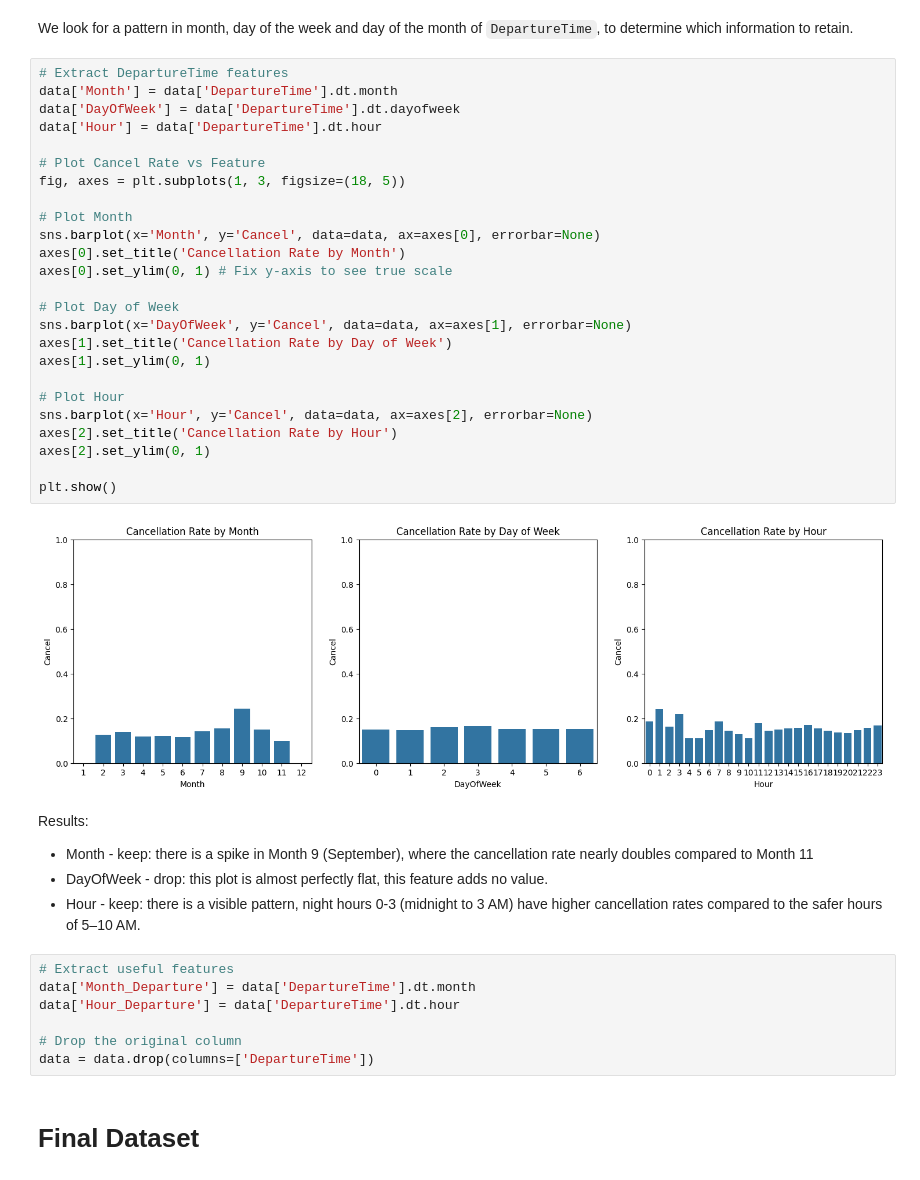
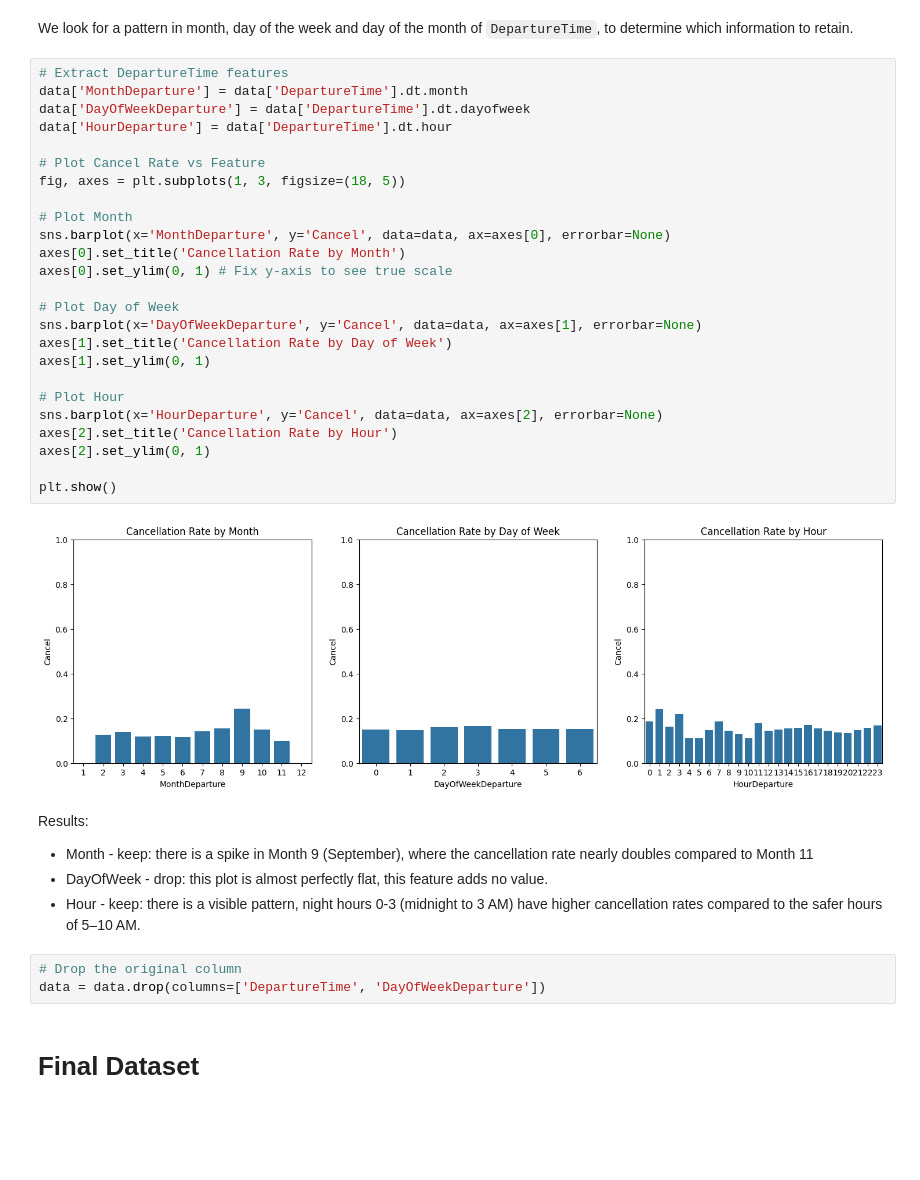
Before and after one commit to silviacalabretta/statistical-methods-project, a Jupyter notebook: notebooks/01_data_exploration.ipynb, the cells around one changed output. Drawn from its saved outputs; the diff is of its cells as text; blank space fills up the shorter version.

Commit message:
departure time feature extraction

```diff
--- a/notebooks/01_data_exploration.ipynb
+++ b/notebooks/01_data_exploration.ipynb
@@ -517,43 +517,39 @@ data = data.drop(columns=['NationalCode'])
 We look for a pattern in month, day of the week and day of the month of `DepartureTime`, to determine which information to retain.
 # %%
 # Extract DepartureTime features
-data['Month'] = data['DepartureTime'].dt.month
-data['DayOfWeek'] = data['DepartureTime'].dt.dayofweek
-data['Hour'] = data['DepartureTime'].dt.hour
+data['MonthDeparture'] = data['DepartureTime'].dt.month
+data['DayOfWeekDeparture'] = data['DepartureTime'].dt.dayofweek
+data['HourDeparture'] = data['DepartureTime'].dt.hour
 
 # Plot Cancel Rate vs Feature
 fig, axes = plt.subplots(1, 3, figsize=(18, 5))
 
 # Plot Month
-sns.barplot(x='Month', y='Cancel', data=data, ax=axes[0], errorbar=None)
+sns.barplot(x='MonthDeparture', y='Cancel', data=data, ax=axes[0], errorbar=None)
 axes[0].set_title('Cancellation Rate by Month')
 axes[0].set_ylim(0, 1) # Fix y-axis to see true scale
 
 # Plot Day of Week
-sns.barplot(x='DayOfWeek', y='Cancel', data=data, ax=axes[1], errorbar=None)
+sns.barplot(x='DayOfWeekDeparture', y='Cancel', data=data, ax=axes[1], errorbar=None)
 axes[1].set_title('Cancellation Rate by Day of Week')
 axes[1].set_ylim(0, 1)
 
 # Plot Hour
-sns.barplot(x='Hour', y='Cancel', data=data, ax=axes[2], errorbar=None)
+sns.barplot(x='HourDeparture', y='Cancel', data=data, ax=axes[2], errorbar=None)
 axes[2].set_title('Cancellation Rate by Hour')
 axes[2].set_ylim(0, 1)
 
 plt.show()
 # %% [output]
-[figure, old version]
+[figure, new version]
 # %% [markdown]
 Results:
 - Month - keep: there is a spike in Month 9 (September), where the cancellation rate nearly doubles compared to Month 11
 - DayOfWeek - drop: this plot is almost perfectly flat, this feature adds no value.
 - Hour - keep: there is a visible pattern, night hours 0-3 (midnight to 3 AM) have higher cancellation rates compared to the safer hours of 5–10 AM.
 # %%
-# Extract useful features
-data['Month_Departure'] = data['DepartureTime'].dt.month
-data['Hour_Departure'] = data['DepartureTime'].dt.hour
-
 # Drop the original column
-data = data.drop(columns=['DepartureTime'])
+data = data.drop(columns=['DepartureTime', 'DayOfWeekDeparture'])
 # %% [markdown]
 # Final Dataset
 # %%
```
Also changed, not shown: parts of 1 cell of this notebook.
